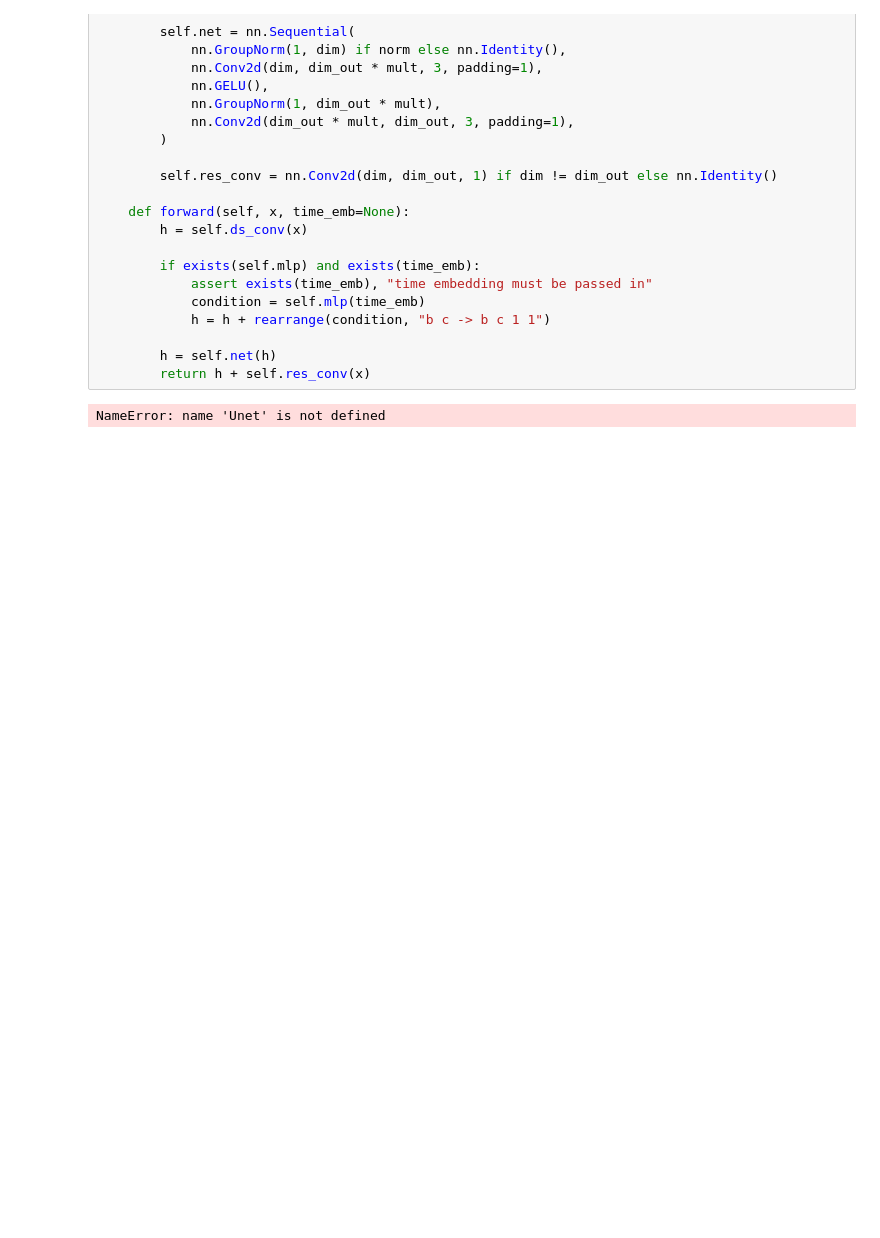
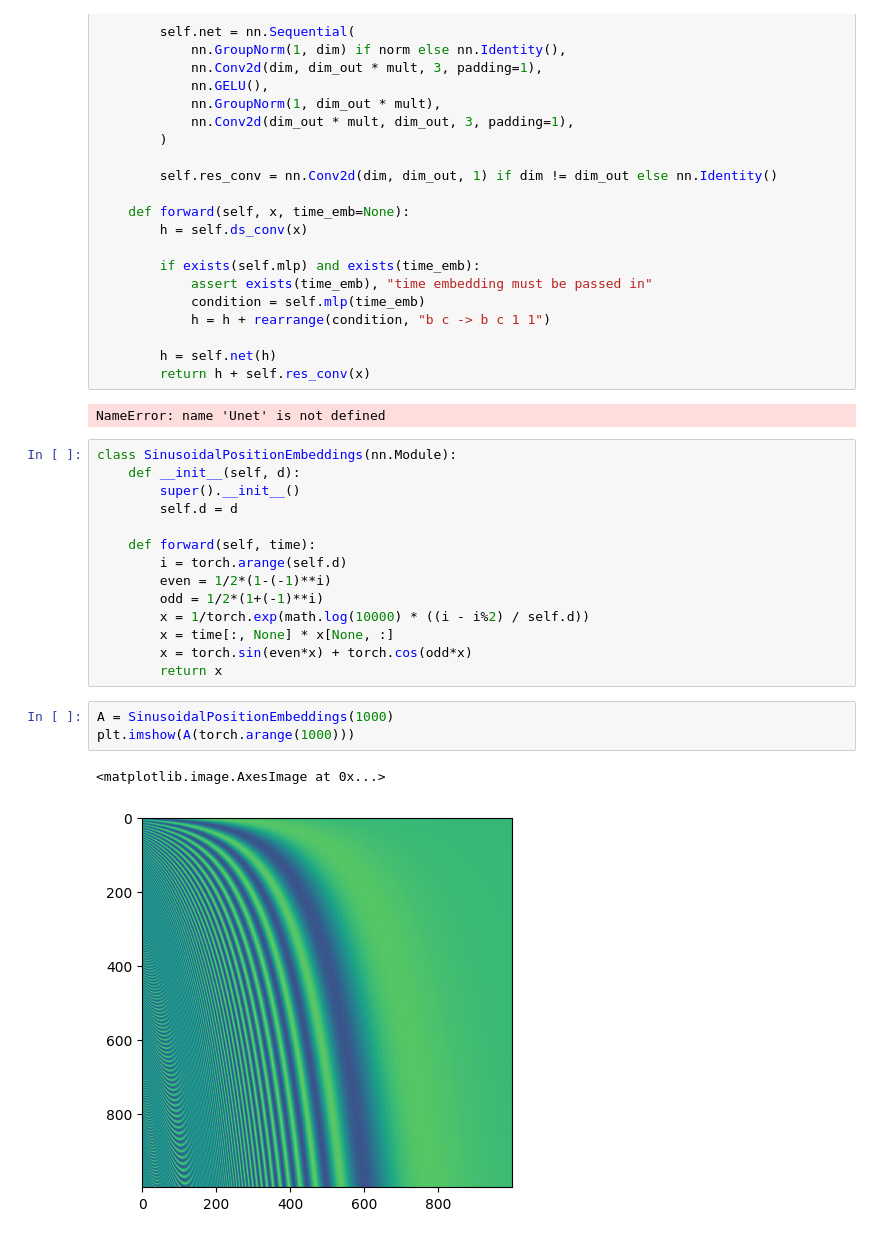
Before and after one commit to ericyh/Diffusion_Model, a Jupyter notebook: experiment.ipynb, the cells around one changed output. Drawn from its saved outputs; the diff is of its cells as text; blank space fills up the shorter version.

```diff
--- a/experiment.ipynb
+++ b/experiment.ipynb
@@ -89,3 +87,23 @@ class ConvNextBlock(nn.Module):
         return h + self.res_conv(x)
 # %% [output]
 NameError: name 'Unet' is not defined
+# %%
+class SinusoidalPositionEmbeddings(nn.Module):
+    def __init__(self, d):
+        super().__init__()
+        self.d = d
+
+    def forward(self, time):
+        i = torch.arange(self.d)
+        even = 1/2*(1-(-1)**i)
+        odd = 1/2*(1+(-1)**i)
+        x = 1/torch.exp(math.log(10000) * ((i - i%2) / self.d))
+        x = time[:, None] * x[None, :]
+        x = torch.sin(even*x) + torch.cos(odd*x)
+        return x
+# %%
+A = SinusoidalPositionEmbeddings(1000)
+plt.imshow(A(torch.arange(1000)))
+# %% [output]
+<matplotlib.image.AxesImage at 0x...>
+[figure, added]
```
Also changed, not shown: parts of 1 cell of this notebook, 1 other file.
